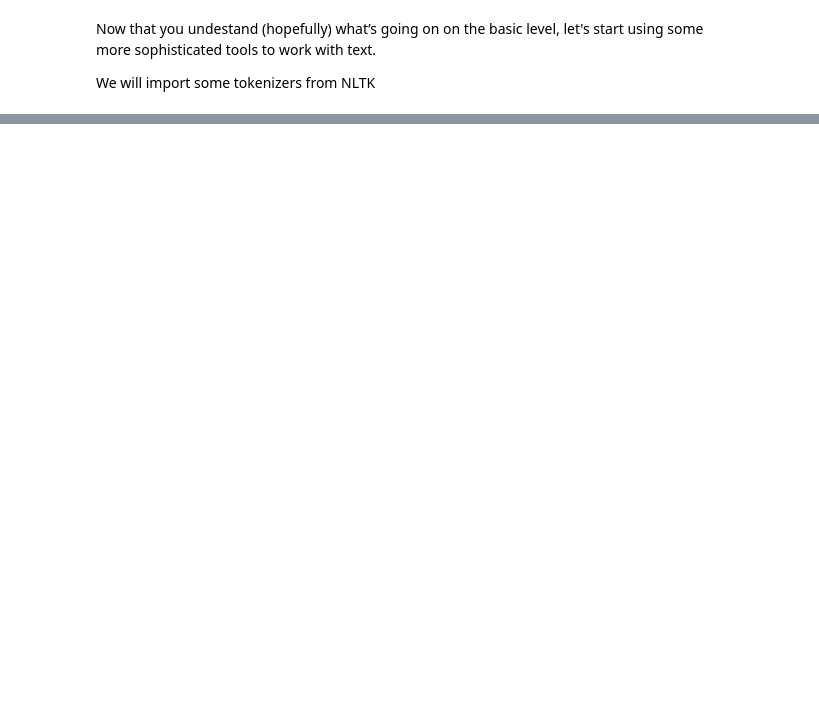
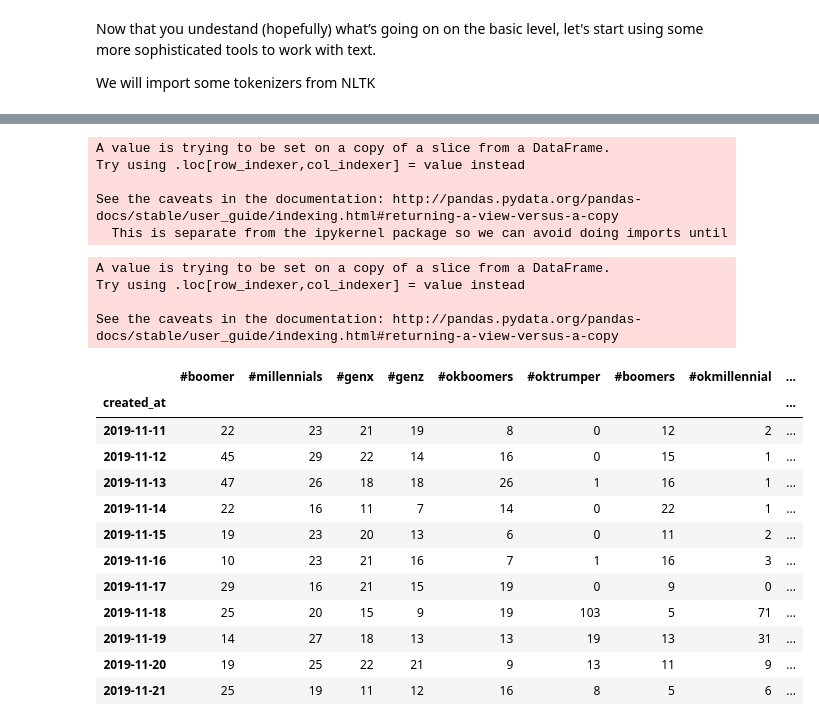
Before and after one commit to CALDISS-AAU/sdsphd19_coursematerials, a Jupyter notebook: notebooks/SDS_PhD19_NLP_TextExplore.ipynb, the cells around one changed output, grey strips where cells are left out. Cells and saved outputs as stored; diff of their text form; code cells hidden in the pictures; blank space fills up the shorter version.

```diff
--- a/notebooks/SDS_PhD19_NLP_TextExplore.ipynb
+++ b/notebooks/SDS_PhD19_NLP_TextExplore.ipynb
@@ -176,0 +317,4 @@ Use elements from the above code to make a list of the most common hashtags (you
+# %%
+# Get most common hashtags
+
+most_common = Counter(itertools.chain(*tweets_boomer.hashtags)).most_common(11)
@@ -176,0 +324,20 @@ Use elements from the above code to make a list of the most common hashtags (you
+# %%
+# Create new columns (one for each hashtag) and fill with 0
+
+for col in most_common:
+  tweets_boomer_hash[col] = 0
+# %% [output]
+A value is trying to be set on a copy of a slice from a DataFrame.
+Try using .loc[row_indexer,col_indexer] = value instead
+
+See the caveats in the documentation: http://pandas.pydata.org/pandas-docs/stable/user_guide/indexing.html#returning-a-view-versus-a-copy
+  This is separate from the ipykernel package so we can avoid doing imports until
+# %%
+# Iterate over hashtags and fill in the corresponding columns with 1 if hashtag present in a tweet
+for hashtag in most_common:
+  tweets_boomer_hash[hashtag] = tweets_boomer_hash['hashtags'].map(lambda t: 1 if hashtag in t else 0)
+# %% [output]
+A value is trying to be set on a copy of a slice from a DataFrame.
+Try using .loc[row_indexer,col_indexer] = value instead
+
+See the caveats in the documentation: http://pandas.pydata.org/pandas-docs/stable/user_guide/indexing.html#returning-a-view-versus-a-copy
@@ -176,0 +349,18 @@ Use elements from the above code to make a list of the most common hashtags (you
+# %%
+# count up occurence of hashtags in timeframe of interest
+
+tweets_boomer_hash.resample('D')[most_common].sum()
+# %% [output]
+|  | #boomer | #millennials | #genx | #genz | #okboomers | #oktrumper | #boomers | #okmillennial | ... |
+| created_at |  |  |  |  |  |  |  |  | ... |
+| 2019-11-11 | 22 | 23 | 21 | 19 | 8 | 0 | 12 | 2 | ... |
+| 2019-11-12 | 45 | 29 | 22 | 14 | 16 | 0 | 15 | 1 | ... |
+| 2019-11-13 | 47 | 26 | 18 | 18 | 26 | 1 | 16 | 1 | ... |
+| 2019-11-14 | 22 | 16 | 11 | 7 | 14 | 0 | 22 | 1 | ... |
+| 2019-11-15 | 19 | 23 | 20 | 13 | 6 | 0 | 11 | 2 | ... |
+| 2019-11-16 | 10 | 23 | 21 | 16 | 7 | 1 | 16 | 3 | ... |
+| 2019-11-17 | 29 | 16 | 21 | 15 | 19 | 0 | 9 | 0 | ... |
+| 2019-11-18 | 25 | 20 | 15 | 9 | 19 | 103 | 5 | 71 | ... |
+| 2019-11-19 | 14 | 27 | 18 | 13 | 13 | 19 | 13 | 31 | ... |
+| 2019-11-20 | 19 | 25 | 22 | 21 | 9 | 13 | 11 | 9 | ... |
+| 2019-11-21 | 25 | 19 | 11 | 12 | 16 | 8 | 5 | 6 | ... |
```
Also changed, not shown: parts of 30 cells of this notebook.
